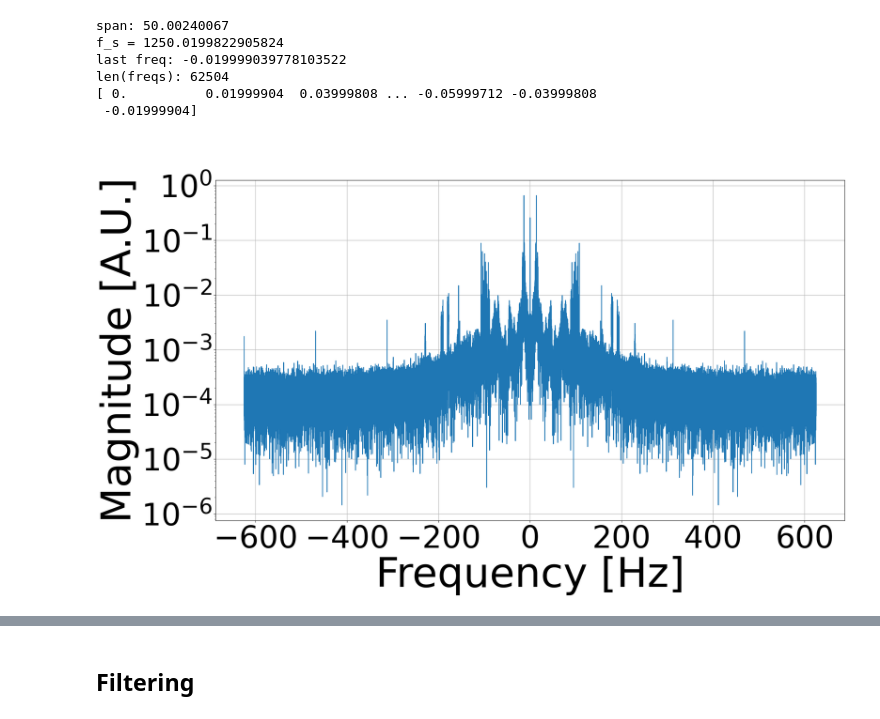
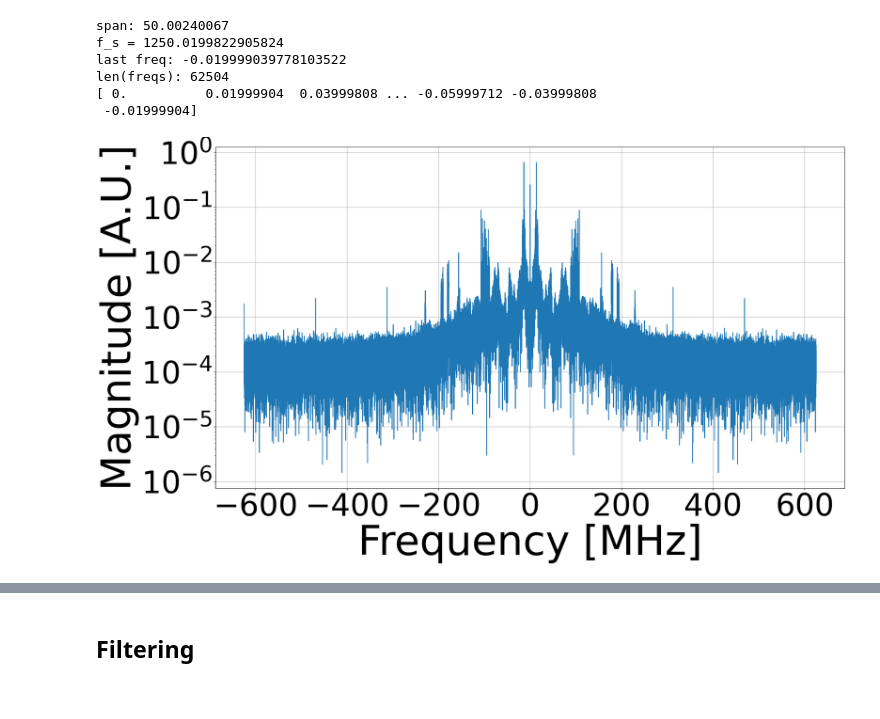
Before and after one commit to giiulia/SummerSchoolProject, a Jupyter notebook: Analysis/3.filtering/method2_test3.ipynb, the cells around one changed output, grey strips where cells are left out. Saved outputs shown, nothing was run; the diff lists cells and outputs as text; code cells hidden in the pictures.

Commit message:
added plots

```diff
--- a/Analysis/3.filtering/method2_test3.ipynb
+++ b/Analysis/3.filtering/method2_test3.ipynb
@@ -83,8 +88,8 @@ step = span / N
 f_s = 1 / step
 print(f"f_s = {f_s}")
 
-freqs = fft.fftfreq(N, 1/f_s) #window lenght, sample spacing
-print(f'last freq: {freqs[-1]}') #this should be the half of f_s.
+freqs = fft.fftfreq(len(times), 1/f_s) #window lenght, sample spacing
+print(f"last freq: {freqs[-1]}") #this should be the half of f_s.
 print(f"len(freqs): {len(freqs)}")
 print(freqs)
 # %% [output]
@@ -106,19 +112,19 @@ avg_phases = np.angle(reconstructed_fft)
 # %%
 freqs_shifted = fft.fftshift(freqs)
 reconstructed_fft_shifted = fft.fftshift(reconstructed_fft)
 
 plt.figure(figsize=(22, 12))
 plt.plot(freqs_shifted, np.abs(reconstructed_fft_shifted)/n)
-plt.title(' ', fontsize = 80)
-plt.xlabel('Frequency [Hz]', fontsize = 80)
+
+plt.title('', fontsize = 80)
+plt.xlabel('Frequency [MHz]', fontsize = 80)
 plt.xticks(fontsize = 60)
 plt.ylabel('Magnitude [A.U.]', fontsize = 80)
 plt.yticks(fontsize = 60)
 plt.semilogy()
 plt.grid(True)
 
-#plt.savefig("Results/simple_fft.png", format = "png", bbox_inches="tight")
-#plt.savefig("Results/simple_fft.pdf", format = "pdf", bbox_inches="tight")
+#plt.savefig("250724_17.23/fft.pdf", format = "pdf", bbox_inches="tight")
 plt.show()
 # %% [output]
-[figure, old version]
+[figure, new version]
```
Also changed, not shown: parts of 14 cells of this notebook, 12 other files.
